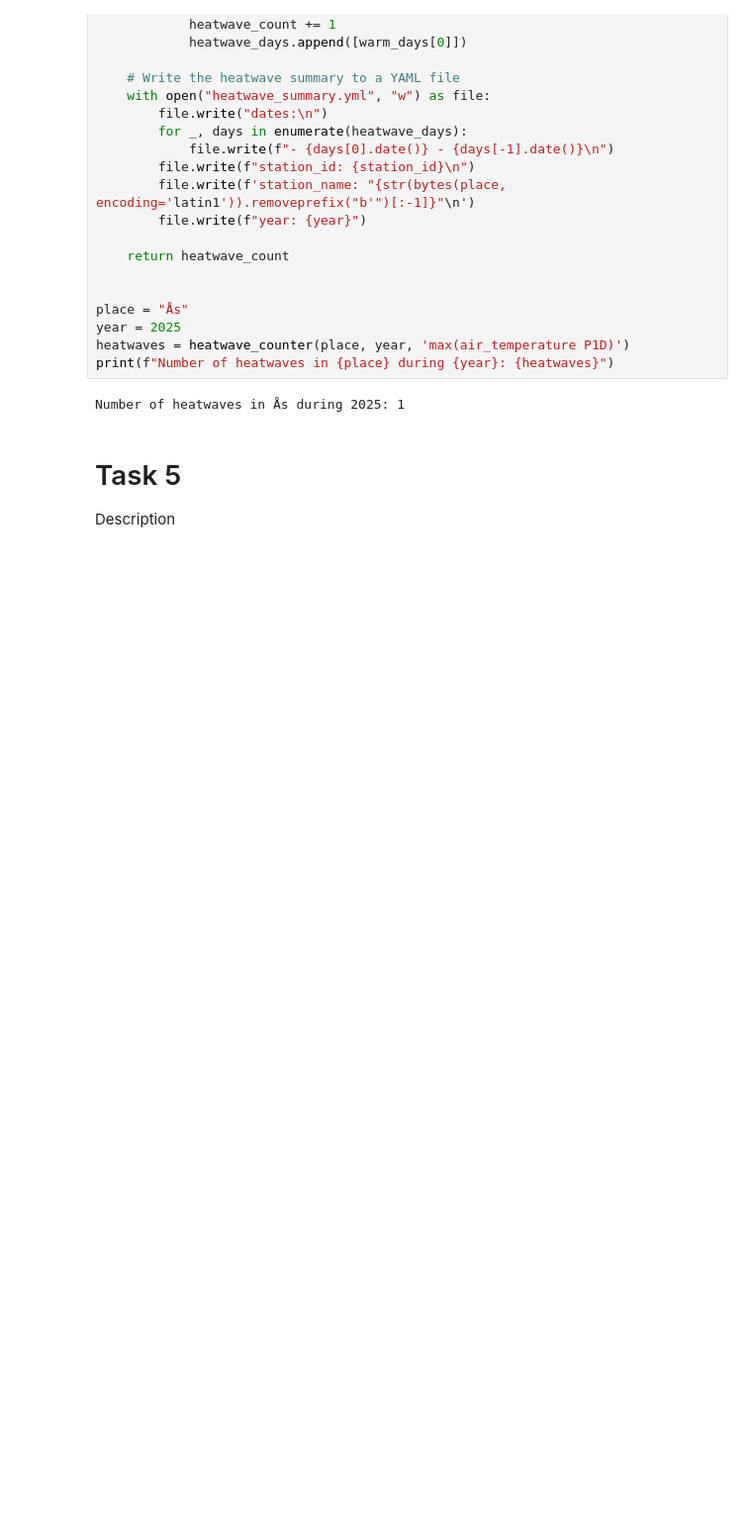
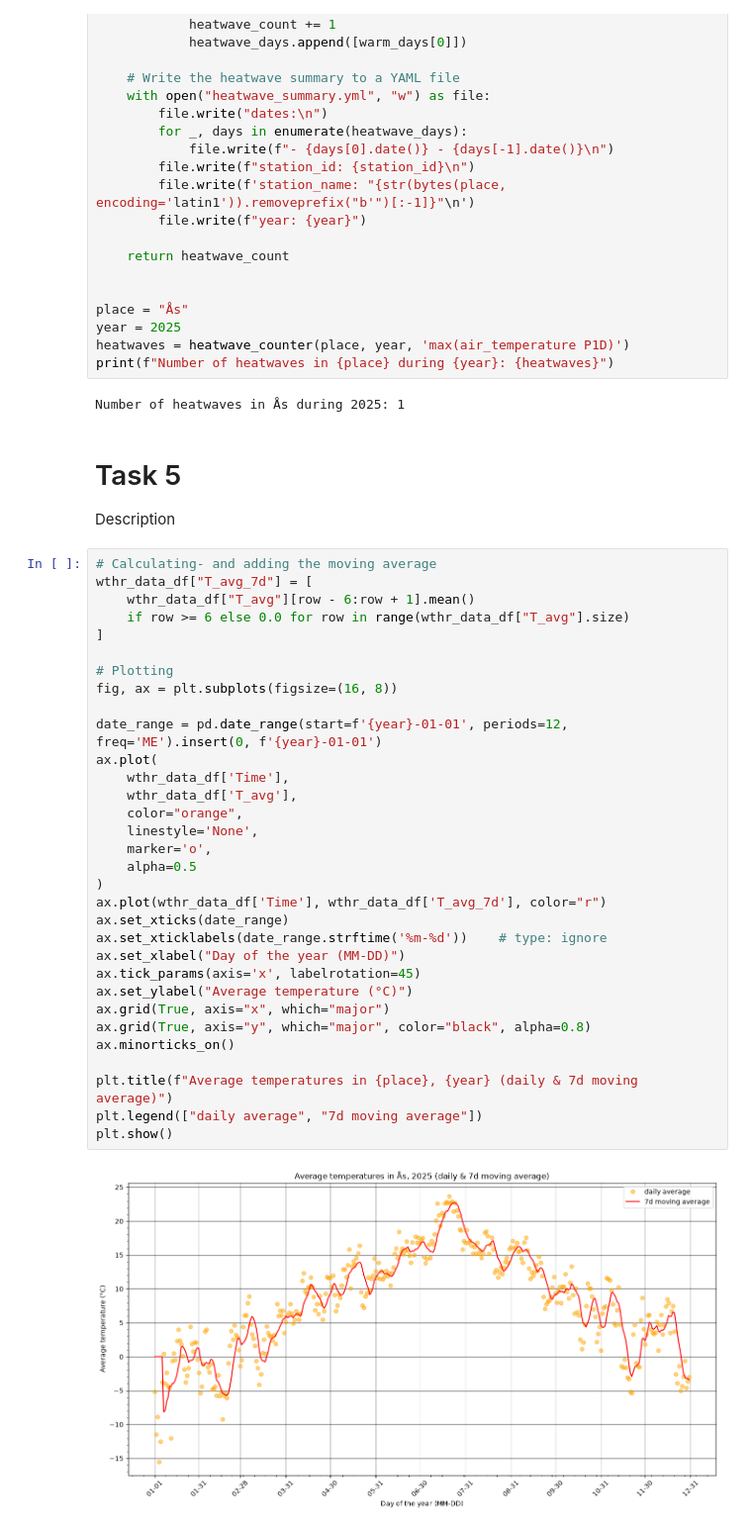
Before and after one commit to NickNack124/INF201-group-deliverable-1, a Jupyter notebook: deliverable_answers.ipynb, the cells around one changed output. Shown at 99% size. Drawn from its saved outputs; the diff is of its cells as text; blank space fills up the shorter version.

```diff
--- a/deliverable_answers.ipynb
+++ b/deliverable_answers.ipynb
@@ -260,3 +232,37 @@ Number of heatwaves in Ås during 2025: 1
 # %% [markdown]
 # Task 5
 Description
+# %%
+# Calculating- and adding the moving average
+wthr_data_df["T_avg_7d"] = [
+    wthr_data_df["T_avg"][row - 6:row + 1].mean()
+    if row >= 6 else 0.0 for row in range(wthr_data_df["T_avg"].size)
+]
+
+# Plotting
+fig, ax = plt.subplots(figsize=(16, 8))
+
+date_range = pd.date_range(start=f'{year}-01-01', periods=12, freq='ME').insert(0, f'{year}-01-01')
+ax.plot(
+    wthr_data_df['Time'],
+    wthr_data_df['T_avg'],
+    color="orange",
+    linestyle='None',
+    marker='o',
+    alpha=0.5
+)
+ax.plot(wthr_data_df['Time'], wthr_data_df['T_avg_7d'], color="r")
+ax.set_xticks(date_range)
+ax.set_xticklabels(date_range.strftime('%m-%d'))    # type: ignore
+ax.set_xlabel("Day of the year (MM-DD)")
+ax.tick_params(axis='x', labelrotation=45)
+ax.set_ylabel("Average temperature (°C)")
+ax.grid(True, axis="x", which="major")
+ax.grid(True, axis="y", which="major", color="black", alpha=0.8)
+ax.minorticks_on()
+
+plt.title(f"Average temperatures in {place}, {year} (daily & 7d moving average)")
+plt.legend(["daily average", "7d moving average"])
+plt.show()
+# %% [output]
+[figure, added]
```
Also changed, not shown: parts of 4 cells of this notebook.
